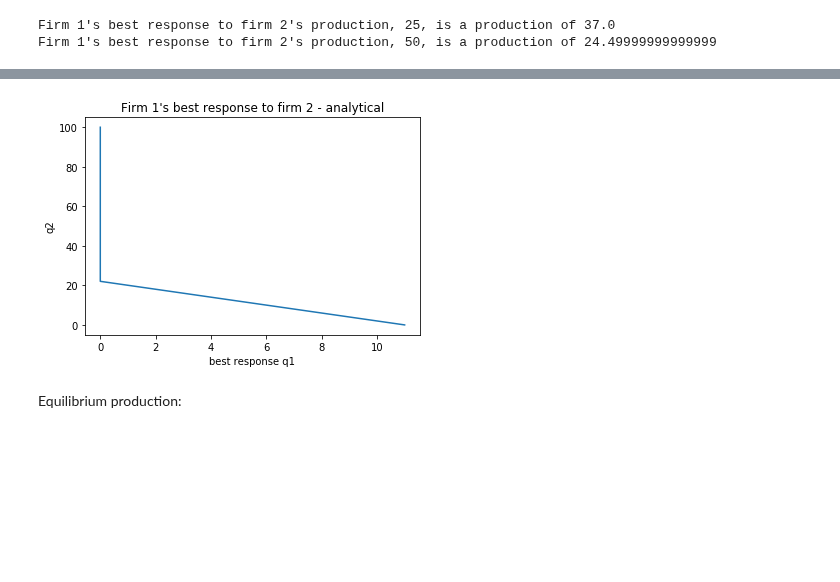
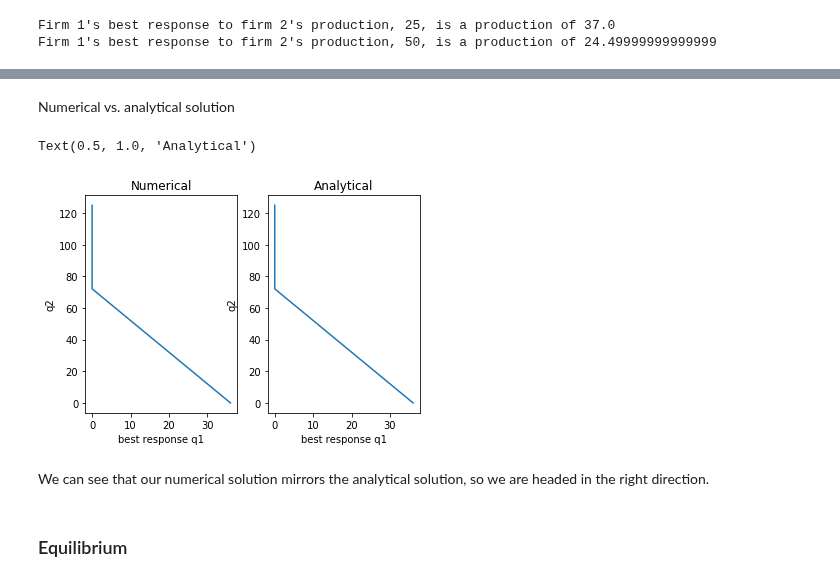
Before and after one commit to NumEconCopenhagen/projects-2019-wms, a Jupyter notebook: modelproject/modelproject.ipynb, the cells around one changed output, grey strips where cells are left out. Saved outputs shown, nothing was run; the diff lists cells and outputs as text; code cells hidden in the pictures; blank space fills up the shorter version.

```diff
--- a/modelproject/modelproject.ipynb
+++ b/modelproject/modelproject.ipynb
@@ -191,9 +214,3 @@ def best_reponse_plot_Analytical(a, b, c1):
     plt.xlabel("best response q1")
     plt.ylabel('q2')
     plt.title("Firm 1's best response to firm 2 - analytical")
-# %%
-best_reponse_plot_Analytical(a, b, c1)
-# %% [output]
-[figure, removed]
-# %% [markdown]
-Equilibrium production:
@@ -209,0 +217,24 @@ def production_eq(c, initial_guess, a, b): #Equilibrium function which takes in
+# %% [markdown]
+Numerical vs. analytical solution
+# %%
+#Numerical vs. analytical solution
+a = 125
+b = 1.7
+c1 = 2.5
+
+#Numerical
+plt.subplot(1, 2, 1)
+best_reponse_plot(a, b, c1)
+plt.title('Numerical')
+
+#Analyltical
+plt.subplot(1, 2, 2)
+best_reponse_plot_Analytical(a, b, c1)
+plt.title("Analytical")
+# %% [output]
+Text(0.5, 1.0, 'Analytical')
+[figure, added]
+# %% [markdown]
+We can see that our numerical solution mirrors the analytical solution, so we are headed in the right direction.
+# %% [markdown]
+### Equilibrium
```
Also changed, not shown: parts of 35 cells of this notebook, 1 other file.
